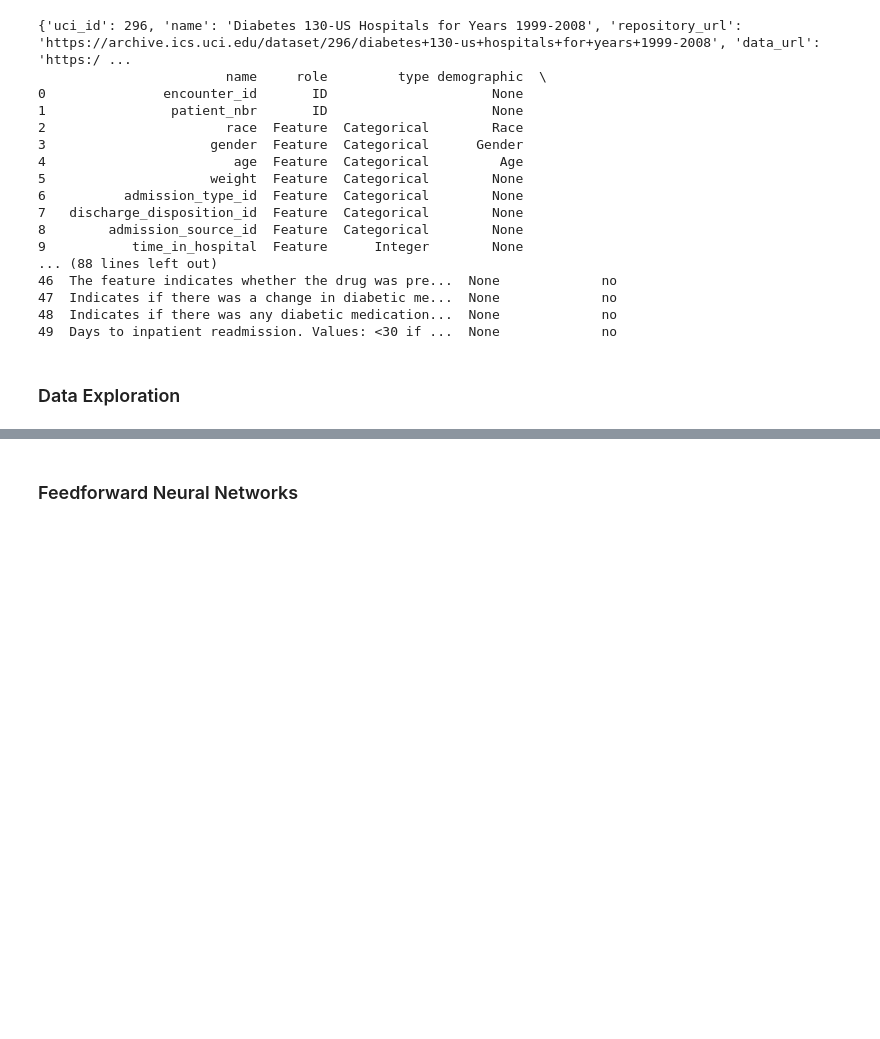
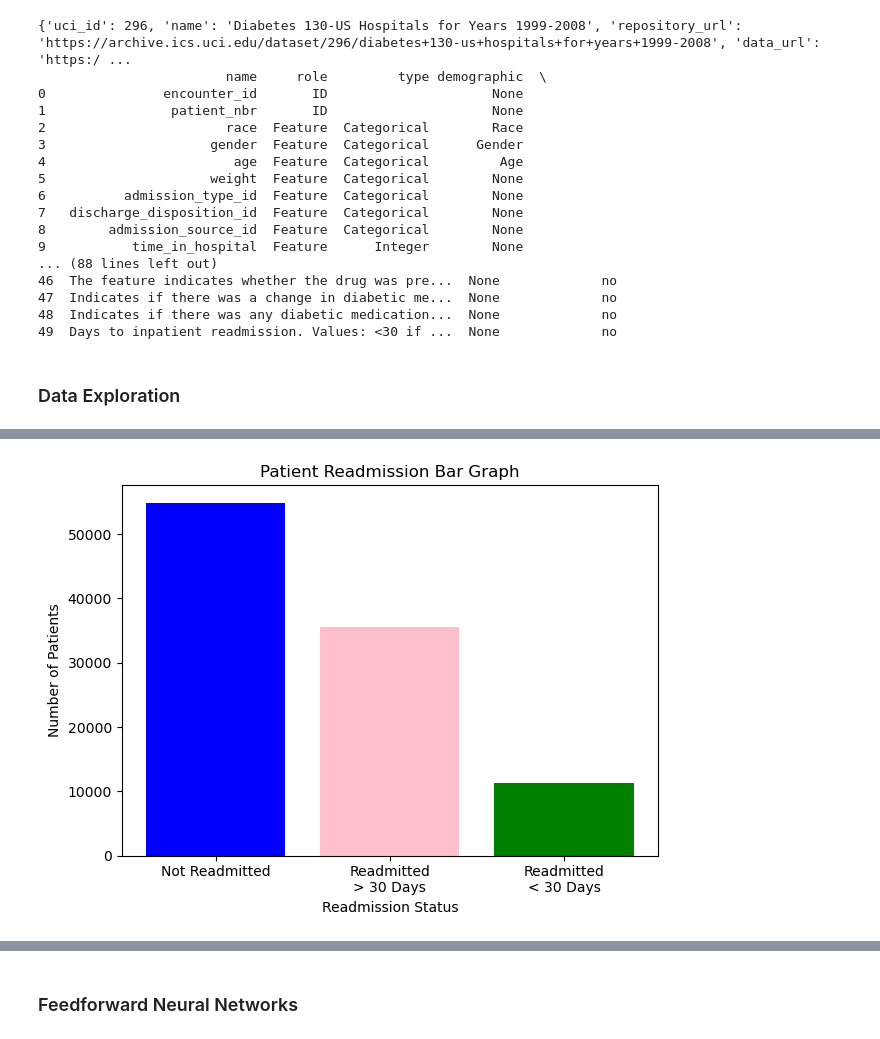
Before and after one commit to mital-i/cs178project, a Jupyter notebook: classifiers.ipynb, the cells around one changed output, grey strips where cells are left out. Saved outputs shown, nothing was run; the diff lists cells and outputs as text; code cells hidden in the pictures; blank space fills up the shorter version.

```diff
--- a/classifiers.ipynb
+++ b/classifiers.ipynb
@@ -51,0 +72,19 @@ print(diabetes_data.variables)
+# %%
+import matplotlib.pyplot as plt
+
+#labels = ['Not Readmitted', 'Readmitted after more than 30 Days', 'Readmitted after less than 30 Days']
+labels = ['Not Readmitted', 'Readmitted\n> 30 Days', 'Readmitted\n< 30 Days']
+counts = [
+    (y['readmitted'] == 'NO').sum(),
+    (y['readmitted'] == '>30').sum(),
+    (y['readmitted'] == '<30').sum()
+]
+
+plt.bar(labels, counts, color=['blue', 'pink', 'green'])
+plt.title('Patient Readmission Bar Graph')
+plt.xlabel('Readmission Status')
+plt.ylabel('Number of Patients')
+plt.tight_layout()
+plt.show()
+# %% [output]
+[figure, added]
```
Also changed, not shown: parts of 5 cells of this notebook.
